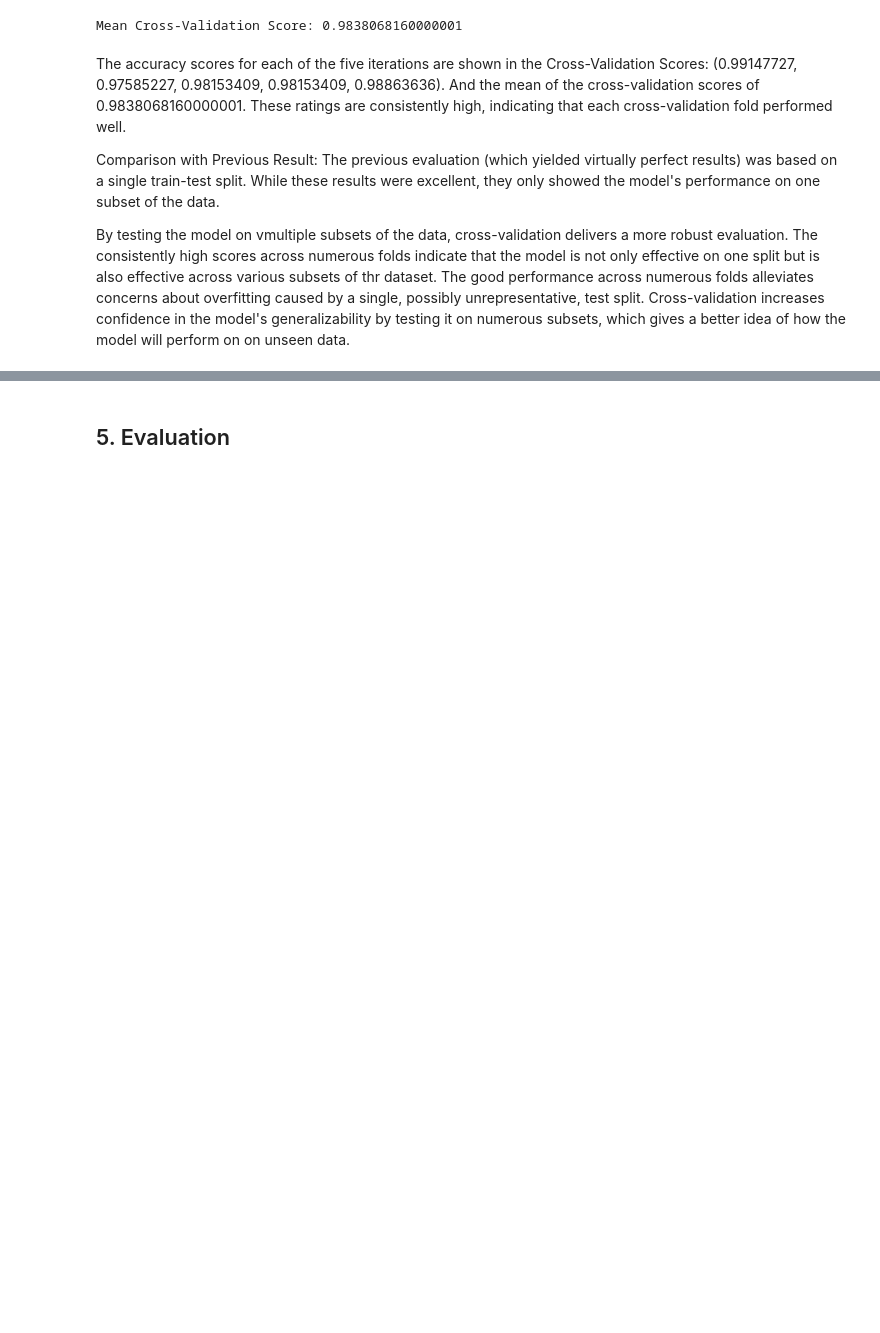
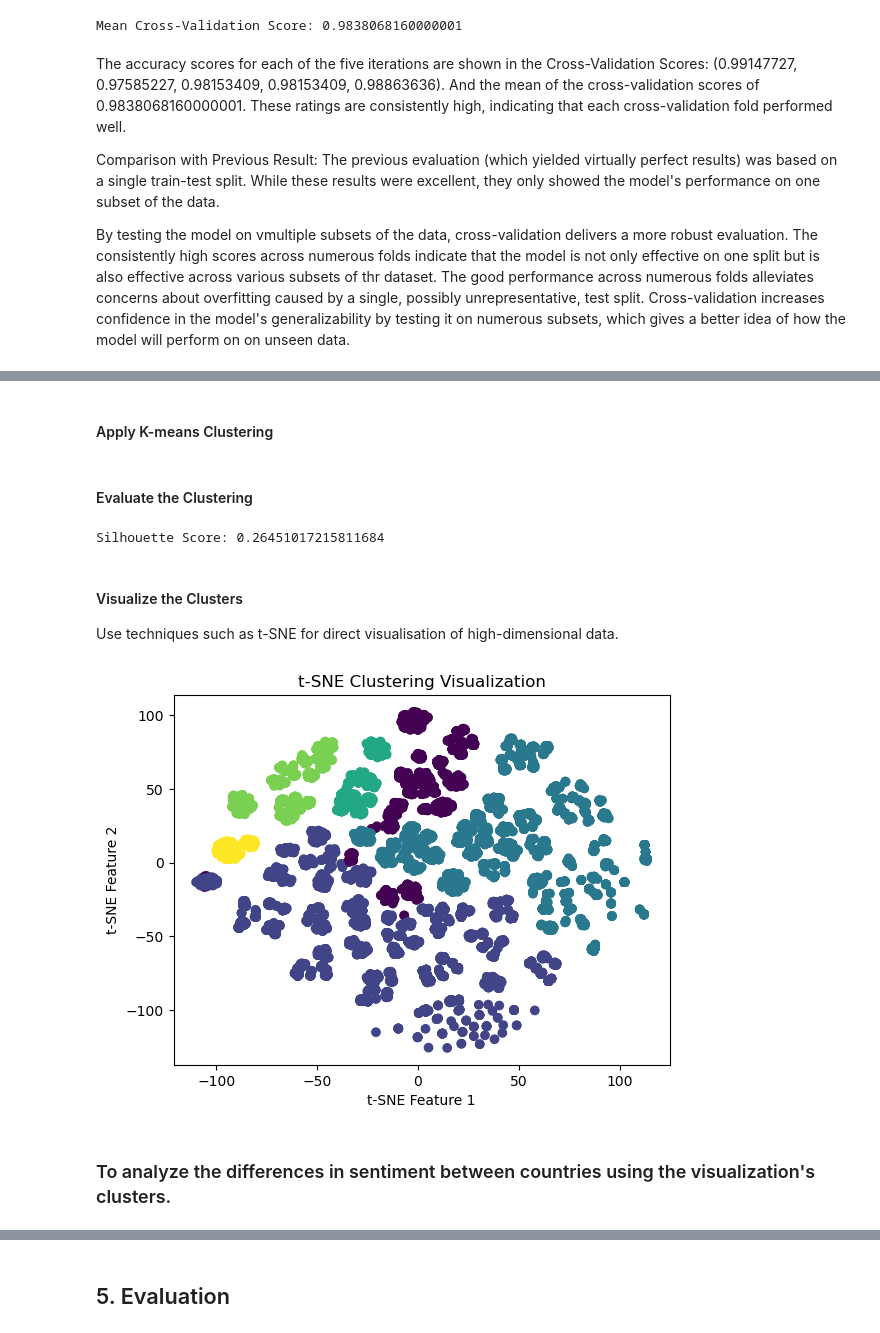
Before and after one commit to rosilenedasilva/public-transport-sentiment-analysis-insights, a Jupyter notebook: MSC_DA_CA2_sentiment_analysis.ipynb, the cells around one changed output, grey strips where cells are left out. Cells and saved outputs as stored; diff of their text form; code cells hidden in the pictures; blank space fills up the shorter version.

```diff
--- a/MSC_DA_CA2_sentiment_analysis.ipynb
+++ b/MSC_DA_CA2_sentiment_analysis.ipynb
@@ -1040,0 +994,49 @@ plt.show()
+# %%
+from sklearn.preprocessing import StandardScaler
+
+# Convert all column names to string
+combined_data.columns = combined_data.columns.astype(str)
+
+# Standardize the features
+scaler = StandardScaler()
+scaled_data = scaler.fit_transform(combined_data)
+# %% [markdown]
+#### Apply K-means Clustering
+# %%
+from sklearn.cluster import KMeans
+
+kmeans = KMeans(n_clusters=6, random_state=42)  # Adjust the number of clusters as needed
+kmeans.fit(scaled_data)
+
+# Predict the clusters
+labels = kmeans.labels_
+# %% [markdown]
+#### Evaluate the Clustering
+# %%
+from sklearn.metrics import silhouette_score
+
+score = silhouette_score(scaled_data, labels)
+print('Silhouette Score:', score)
+# %% [output]
+Silhouette Score: 0.26451017215811684
+# %% [markdown]
+#### Visualize the Clusters
+Use techniques such as t-SNE for direct visualisation of high-dimensional data.
+# %%
+from sklearn.manifold import TSNE
+import matplotlib.pyplot as plt
+
+# Reduce dimensions for visualization
+tsne = TSNE(n_components=2, random_state=42)
+tsne_results = tsne.fit_transform(scaled_data)
+
+# Create a scatter plot of the t-SNE results
+plt.scatter(tsne_results[:, 0], tsne_results[:, 1], c=labels)
+plt.xlabel('t-SNE Feature 1')
+plt.ylabel('t-SNE Feature 2')
+plt.title('t-SNE Clustering Visualization')
+plt.show()
+# %% [output]
+[figure, added]
+# %% [markdown]
+### To  analyze the differences in sentiment between countries using the visualization's clusters.
```
Also changed, not shown: parts of 71 cells of this notebook.
